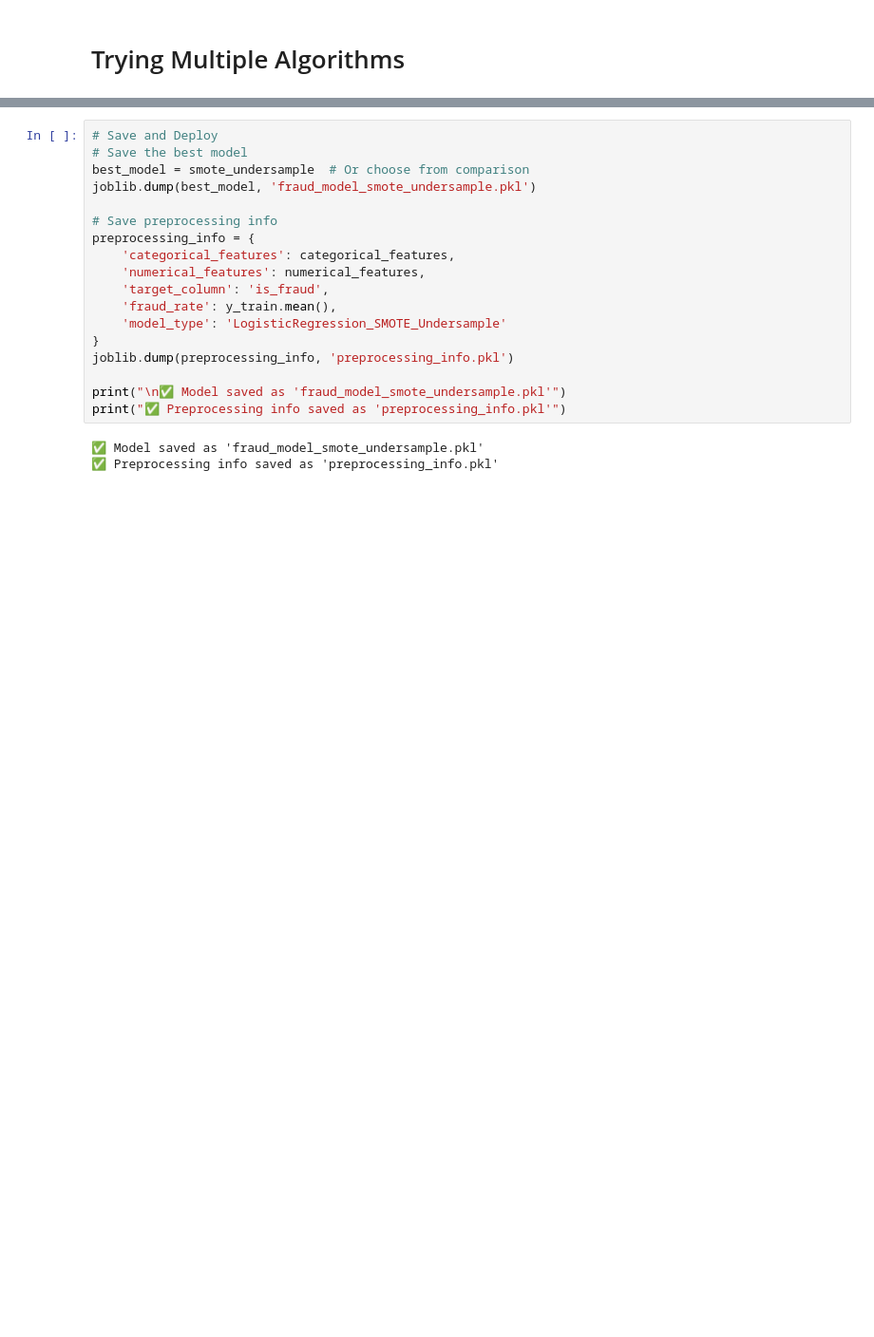
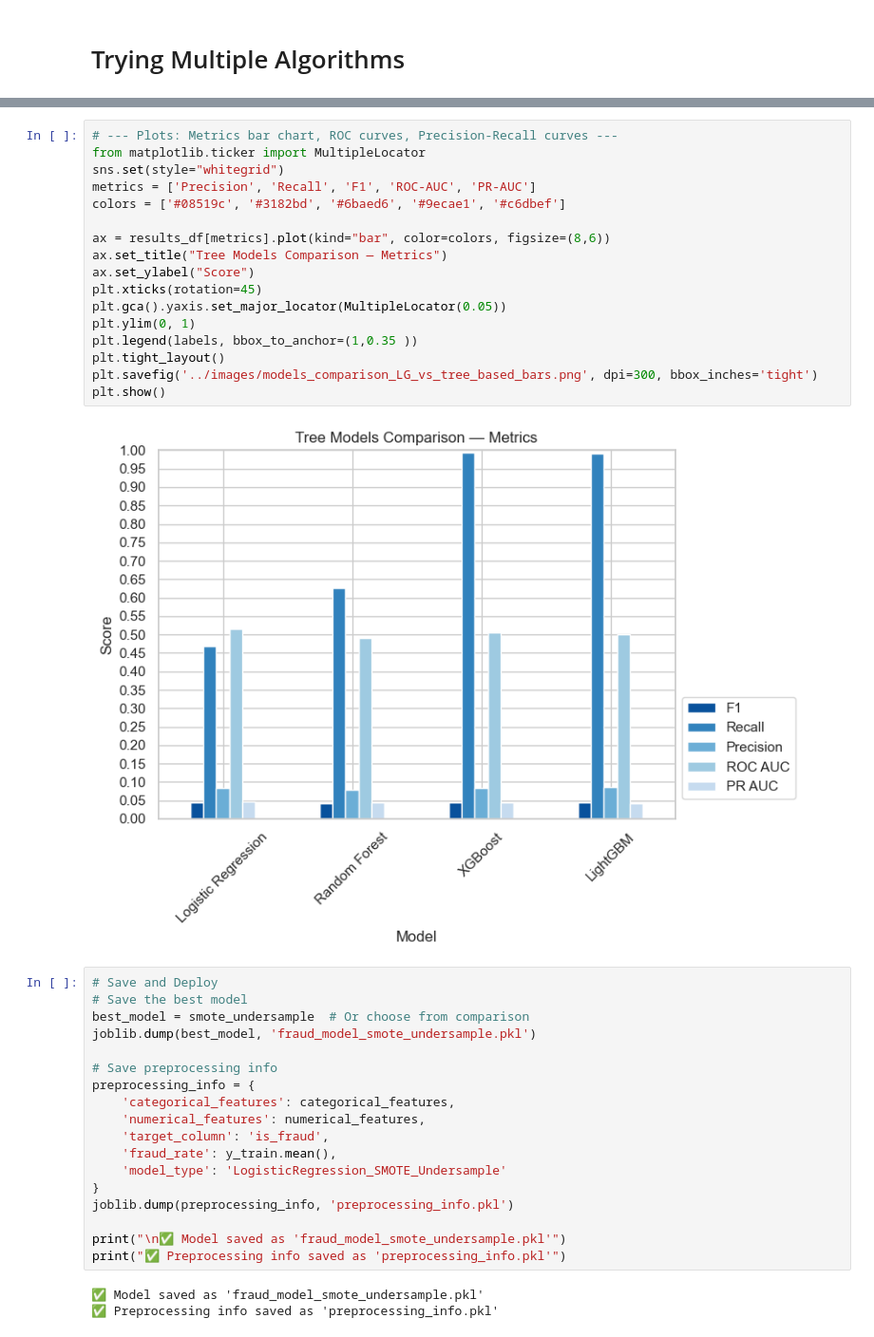
Before and after one commit to mlopezza/financial_fraud_detection_project, a Jupyter notebook: models/model_comparisons_logistics_vs_tree_based.ipynb, the cells around one changed output, grey strips where cells are left out. Shown at 95% size. Cells and saved outputs as stored; diff of their text form; blank space fills up the shorter version.

```diff
--- a/models/model_comparisons_logistics_vs_tree_based.ipynb
+++ b/models/model_comparisons_logistics_vs_tree_based.ipynb
@@ -747,3 +747,22 @@ plt.show()
+# %%
+# --- Plots: Metrics bar chart, ROC curves, Precision-Recall curves ---
+from matplotlib.ticker import MultipleLocator
+sns.set(style="whitegrid")
+metrics = ['Precision', 'Recall', 'F1', 'ROC-AUC', 'PR-AUC']
+colors = ['#08519c', '#3182bd', '#6baed6', '#9ecae1', '#c6dbef']
+
+ax = results_df[metrics].plot(kind="bar", color=colors, figsize=(8,6))
+ax.set_title("Tree Models Comparison — Metrics")
+ax.set_ylabel("Score")
+plt.xticks(rotation=45)
+plt.gca().yaxis.set_major_locator(MultipleLocator(0.05))
+plt.ylim(0, 1)
+plt.legend(labels, bbox_to_anchor=(1,0.35 ))
+plt.tight_layout()
+plt.savefig('../images/models_comparison_LG_vs_tree_based_bars.png', dpi=300, bbox_inches='tight')
+plt.show()
+# %% [output]
+[figure, added]
 # %%
 # Save and Deploy
 # Save the best model
```
Also changed, not shown: parts of 10 cells of this notebook, 28 other files.
